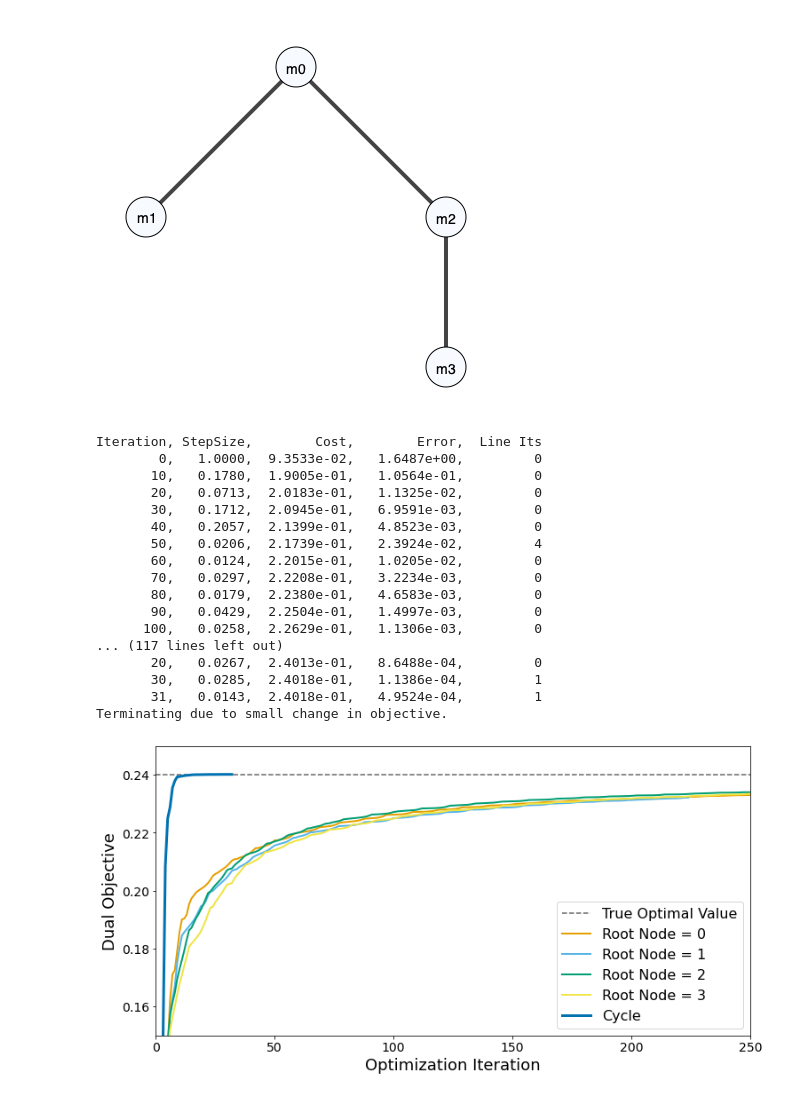
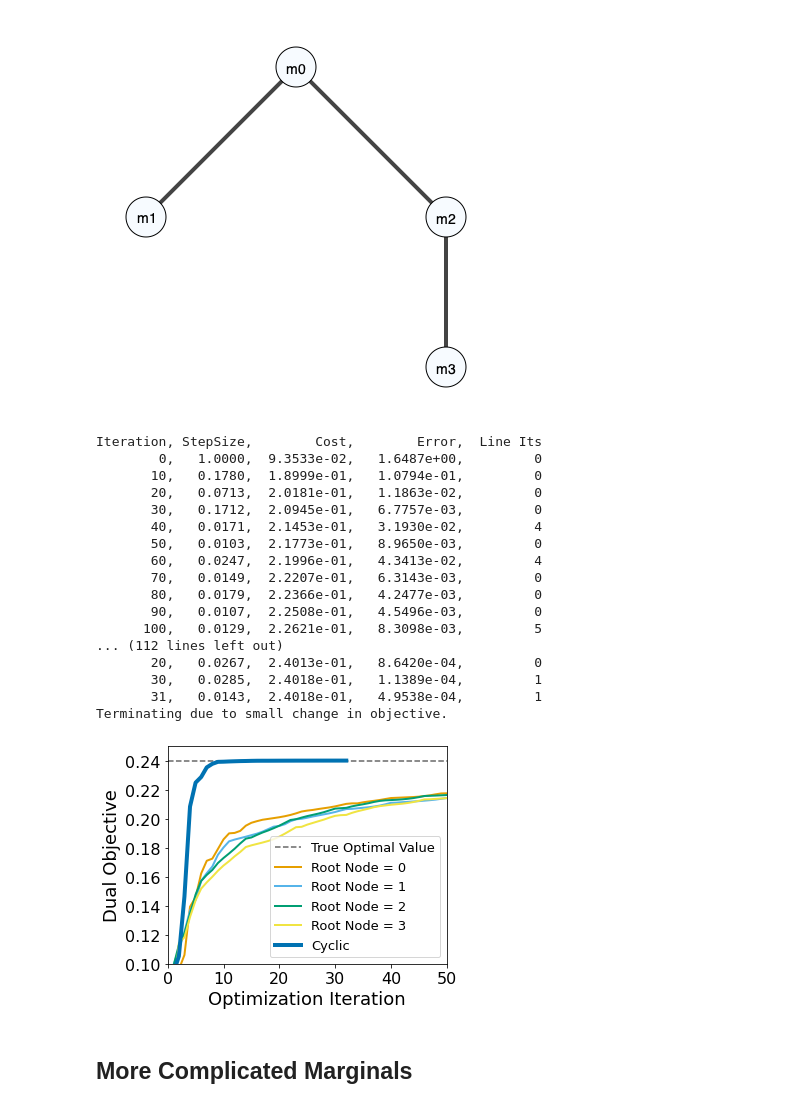
Before and after one commit to simda-muri/mmot, a Jupyter notebook: docs/source/examples/CycleComparison.ipynb, the cells around one changed output. Cells and saved outputs as stored; diff of their text form; code cells hidden in the pictures.

```diff
--- a/docs/source/examples/CycleComparison.ipynb
+++ b/docs/source/examples/CycleComparison.ipynb
@@ -29,5 +33,7 @@ for i in range(len(positions)):
 
     # Normalize
     measures[i] *= n1*n2 / np.sum(measures[i])
+
+    measures[i] = np.flipud(measures[i])
 # %%
 
@@ -63,50 +74,55 @@ prob.Visualize('original', filename='CycleCostGraph.svg')
 [figure]
 # %%
 root_node_options = [[i] for i in range(len(measures))] + ['all']
-results = []
+results1 = []
 for root_nodes in root_node_options:
-    results.append( prob.Solve(max_its=500, step_size=1.0, ftol_abs=1e-6, gtol_abs=1e-5, root_nodes=root_nodes) )
+    results1.append( prob.Solve(max_its=500, step_size=1.0, ftol_abs=1e-6, gtol_abs=1e-5, root_nodes=root_nodes) )
 # %% [output]
 Iteration, StepSize,        Cost,        Error,  Line Its
         0,   1.0000,  9.3533e-02,   1.6487e+00,         0
-       10,   0.1780,  1.9005e-01,   1.0564e-01,         0
-       20,   0.0713,  2.0183e-01,   1.1325e-02,         0
-       30,   0.1712,  2.0945e-01,   6.9591e-03,         0
-       40,   0.2057,  2.1399e-01,   4.8523e-03,         0
-       50,   0.0206,  2.1739e-01,   2.3924e-02,         4
-       60,   0.0124,  2.2015e-01,   1.0205e-02,         0
-       70,   0.0297,  2.2208e-01,   3.2234e-03,         0
-       80,   0.0179,  2.2380e-01,   4.6583e-03,         0
-       90,   0.0429,  2.2504e-01,   1.4997e-03,         0
-      100,   0.0258,  2.2629e-01,   1.1306e-03,         0
-... (117 lines left out)
-       20,   0.0267,  2.4013e-01,   8.6488e-04,         0
-       30,   0.0285,  2.4018e-01,   1.1386e-04,         1
-       31,   0.0143,  2.4018e-01,   4.9524e-04,         1
+       10,   0.1780,  1.8999e-01,   1.0794e-01,         0
+       20,   0.0713,  2.0181e-01,   1.1863e-02,         0
+       30,   0.1712,  2.0945e-01,   6.7757e-03,         0
+       40,   0.0171,  2.1453e-01,   3.1930e-02,         4
+       50,   0.0103,  2.1773e-01,   8.9650e-03,         0
+       60,   0.0247,  2.1996e-01,   4.3413e-02,         4
+       70,   0.0149,  2.2207e-01,   6.3143e-03,         0
+       80,   0.0179,  2.2366e-01,   4.2477e-03,         0
+       90,   0.0107,  2.2508e-01,   4.5496e-03,         0
+      100,   0.0129,  2.2621e-01,   8.3098e-03,         5
+... (112 lines left out)
+       20,   0.0267,  2.4013e-01,   8.6420e-04,         0
+       30,   0.0285,  2.4018e-01,   1.1389e-04,         1
+       31,   0.0143,  2.4018e-01,   4.9538e-04,         1
 Terminating due to small change in objective.
 # %%
-plt.figure(figsize=(12,6))
-colors = ['#E69F00', '#56B4E9', '#009E73', '#F0E442', '#0072B2', '#D55E00', '#CC79A7'] # colorblind safe, from https://davidmathlogic.com/colorblind
+def plot_history(results, xlim, ylim):
+    colors = ['#E69F00', '#56B4E9', '#009E73', '#F0E442', '#0072B2', '#D55E00', '#CC79A7'] # colorblind safe, from https://davidmathlogic.com/colorblind
 
+
+    for i,res in enumerate(results):
+        if(root_node_options[i]!='all'):
+            plt.plot(res.costs,label='Root Node = {}'.format(root_node_options[i][0]), c=colors[i], linewidth=2)
+        else:
+            plt.plot(res.costs,label='Cyclic',linewidth=4, c=colors[i])
+
+    plt.xlim(xlim)
+    plt.ylim(ylim)
+    plt.ylabel('Dual Objective',fontsize=18)
+    plt.xlabel('Optimization Iteration',fontsize=18)
+    plt.legend(fontsize=13)
+    plt.xticks(fontsize=16)
+    plt.yticks(fontsize=16)
+
+plt.figure(figsize=(5,4))
 true_val = 3*(0.2**2 + 0.2**2)
 plt.plot([0,300],[true_val,true_val], '--k', alpha=0.6,label='True Optimal Value')
 
-for i,res in enumerate(results):
-    if(root_node_options[i]!='all'):
-        plt.plot(res.costs,label='Root Node = {}'.format(root_node_options[i][0]), c=colors[i], linewidth=2)
-    else:
-        plt.plot(res.costs,label='Cycle',linewidth=3, c=colors[i])
+plot_history(results1, [0,50], [0.1,0.25])
 
-plt.plot([10,10],[0,1],'--k')
-plt.xlim(0,250)
-plt.ylim([0.15,0.25])
-plt.ylabel('Dual Objective',fontsize=18)
-plt.xlabel('Optimization Iteration',fontsize=18)
-plt.legend(fontsize=16)
-plt.xticks(fontsize=14)
-plt.yticks(fontsize=14)
-
-plt.savefig('CyclePerformance.pdf',bbox_inches='tight')
+plt.savefig('CyclePerformance1.pdf',bbox_inches='tight')
 plt.show()
 # %% [output]
-[figure, old version]
+[figure, new version]
+# %% [markdown]
+## More Complicated Marginals
```
Also changed, not shown: parts of 13 cells of this notebook, 5 other files.
